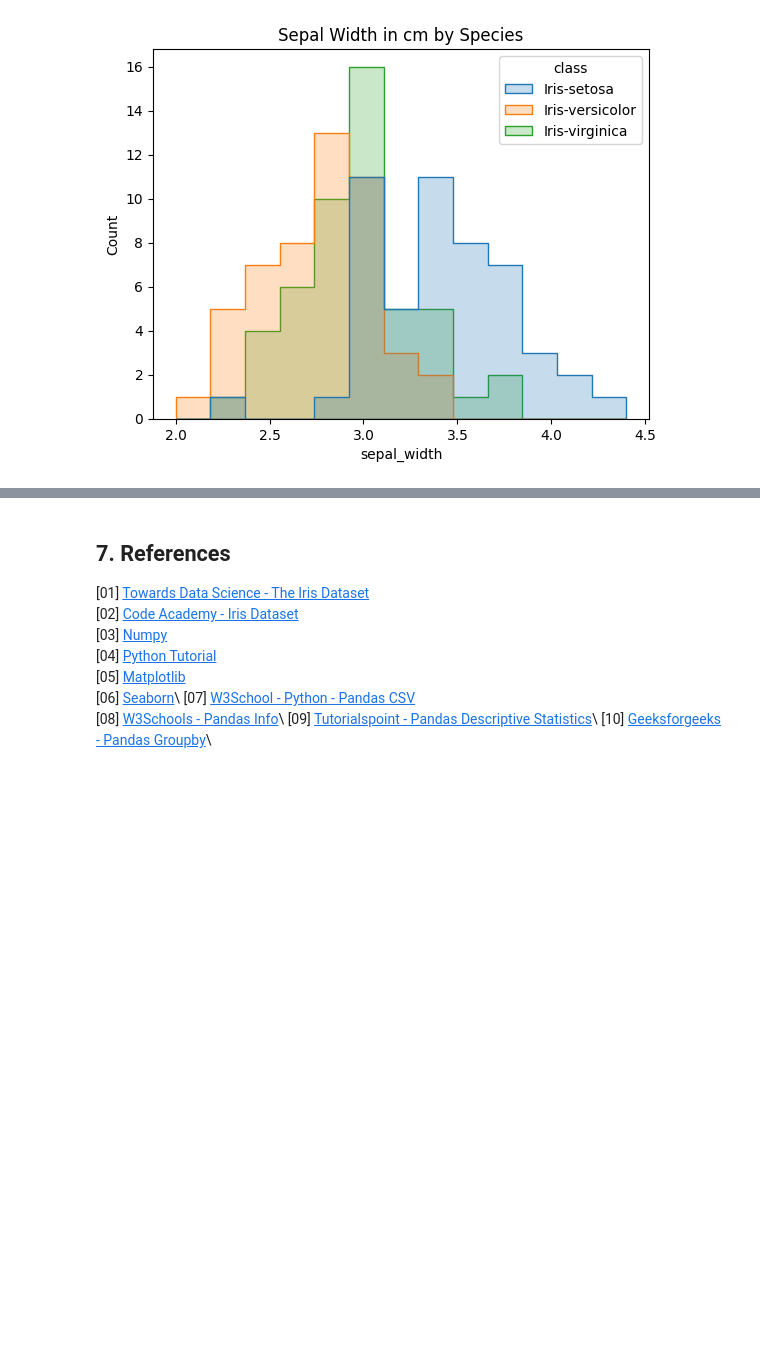
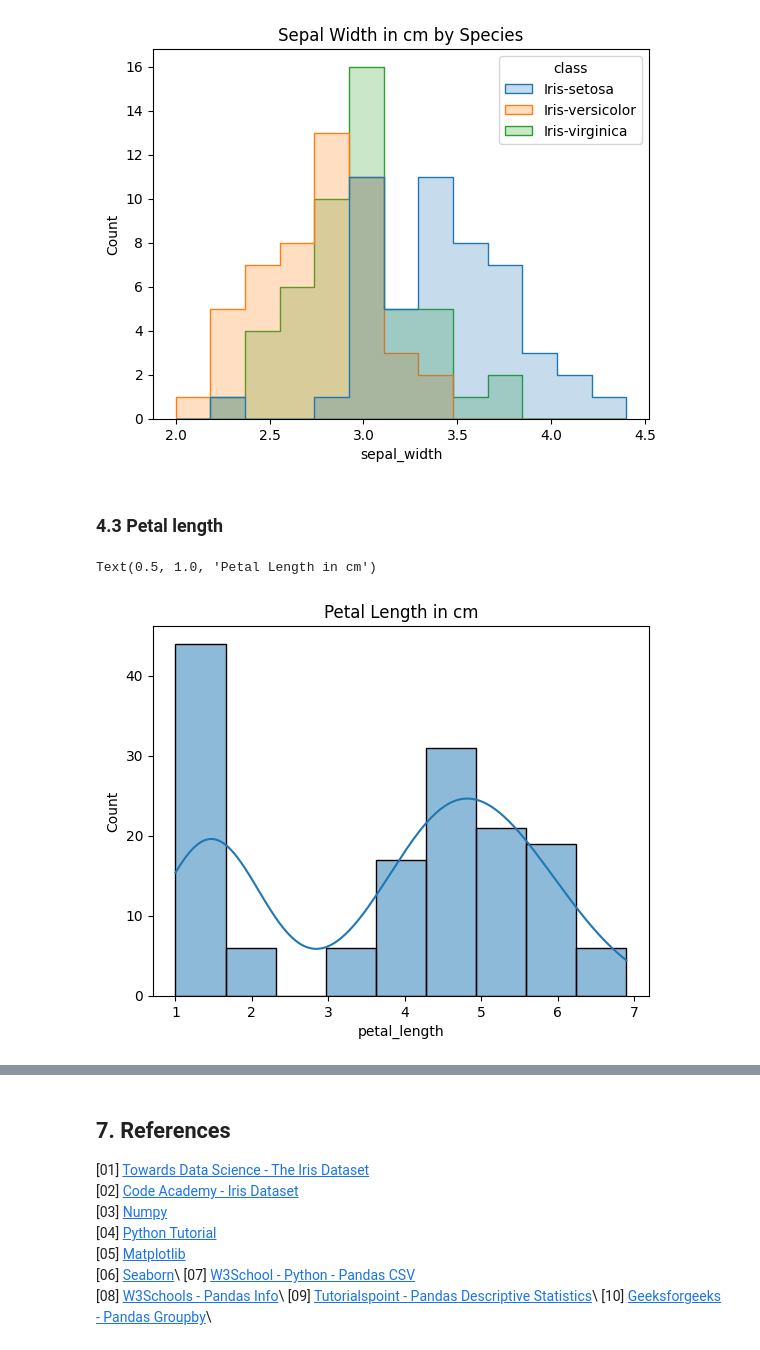
Before and after one commit to StefaniaVerduga/fundamentals-of-data-analysis, a Jupyter notebook: project.ipynb, the cells around one changed output, grey strips where cells are left out. Saved outputs shown, nothing was run; the diff lists cells and outputs as text; code cells hidden in the pictures; blank space fills up the shorter version.

Commit message:
Added histograms for petal length and petal width

```diff
--- a/project.ipynb
+++ b/project.ipynb
@@ -150,3 +150,10 @@ sns.histplot(df, x="sepal_width", hue="class", element="step").set_title("Sepal
 # %% [output]
 Text(0.5, 1.0, 'Sepal Width in cm by Species')
 [figure]
+# %% [markdown]
+### 4.3 Petal length
+# %%
+sns.histplot(df, x="petal_length", kde=True).set_title("Petal Length in cm")
+# %% [output]
+Text(0.5, 1.0, 'Petal Length in cm')
+[figure, added]
```
Also changed, not shown: parts of 4 cells of this notebook.
